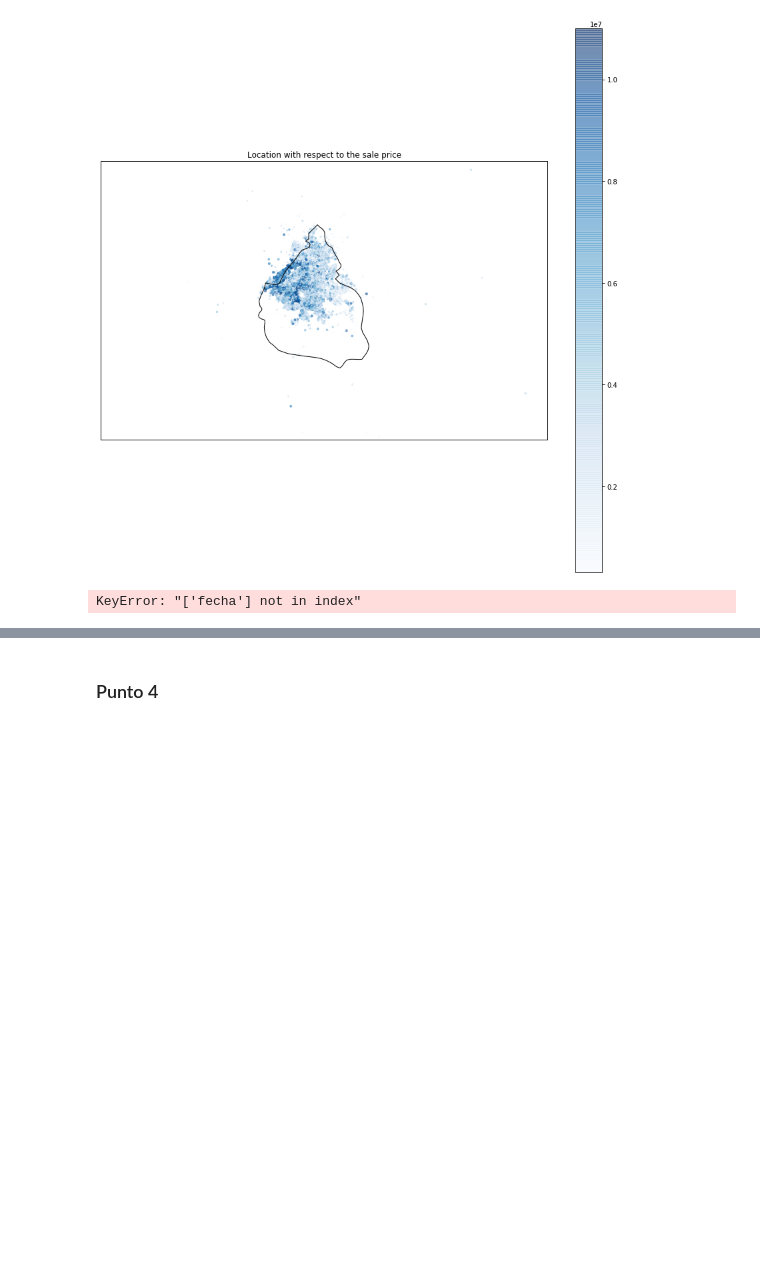
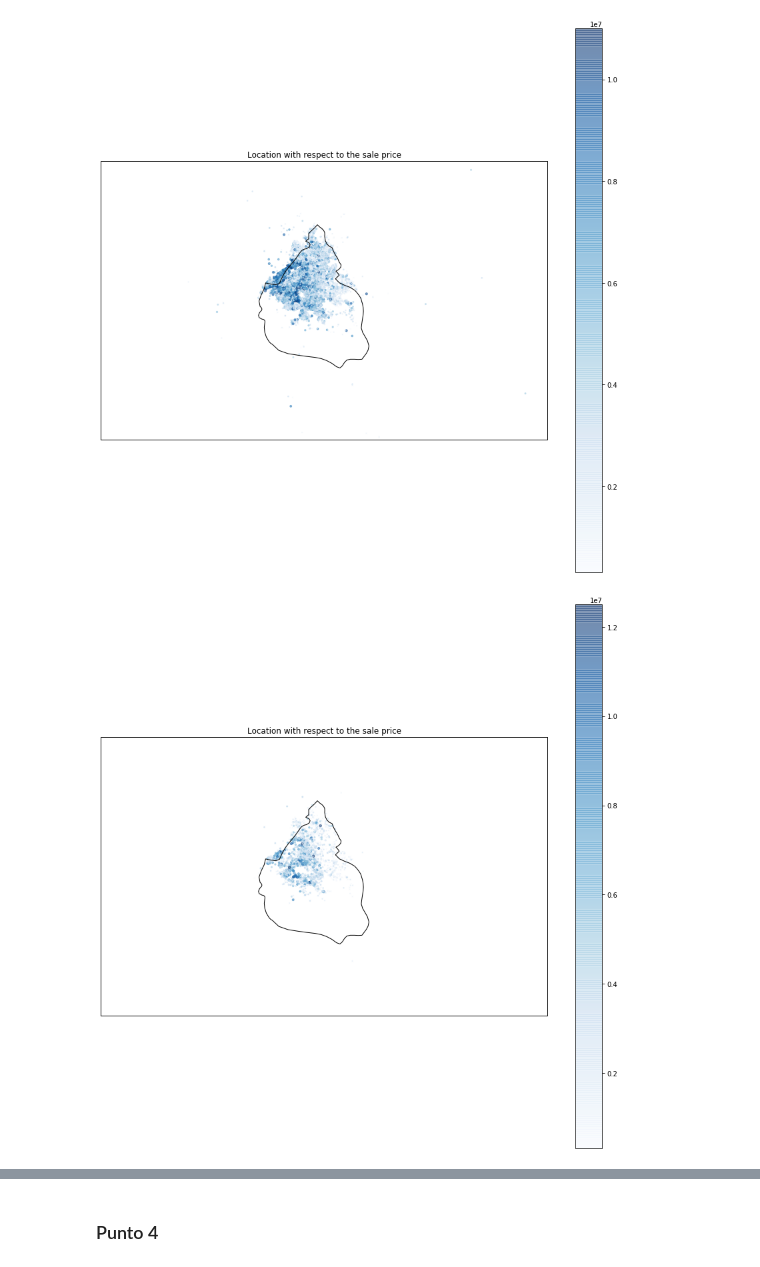
Before and after one commit to nbuzzano/7506-zonaprop, a Jupyter notebook: zonaprop-data-analysis.ipynb, the cells around one changed output, grey strips where cells are left out. Cells and saved outputs as stored; diff of their text form; code cells hidden in the pictures; blank space fills up the shorter version.

```diff
--- a/zonaprop-data-analysis.ipynb
+++ b/zonaprop-data-analysis.ipynb
@@ -690,22 +690,19 @@ graficar_mapa(df3)
 #ANALIZAR LOS DISTINTOS AÑOS PARA AVERIGUAR SI LAS ZONAS CARAS A TRAVES DE LOS AÑOS FUERON CAMBIANDO
 #
 #
-# %%
-df3 = df3[['lat','lng','precio','fecha']]
-df3.dropna(inplace= True)
-
-#filter out the outliers -> not in DF
-df3 = df3[(np.abs(stats.zscore(df3)) < 3).all(axis=1)]
-
-
-
-# VALIDO QUE TODAS LAS FECHAS DE LA FEATURE 'fecha' ESTEN ENTRE 2012 Y 2016
-
-def date_between(date1, date2, date_to_compare):
-    return date1 < date_to_compare and date_to_compare < date2
-
-#aplicacion parcial de 'date_between(date1, date2, date_to_compare)'
-partial_date_between = partial(date_between,'2012-00-00 00:00:00', '2017-00-00 00:00:00')
-apply_all(df.fecha, partial_date_between)
-# %% [output]
-KeyError: "['fecha'] not in index"
+# %%
+from datetime import datetime
+
+df3 = df.copy()
+df3 = df3.loc[df3.provincia == 'Distrito Federal']
+
+
+df3 = df3[['lat','lng','precio','fecha']]
+df3.dropna(inplace= True)
+
+df3['fecha'] = df3['fecha'].apply(func = (lambda x :(datetime.strptime(x, '%Y-%m-%d %H:%M:%S'))))
+df3['year'] = df3['fecha'].apply(func = (lambda t : int(t.year)))
+# %%
+graficar_mapa(df3.loc[df3.year == 2012])
+# %% [output]
+[figure, added]
```
Also changed, not shown: parts of 12 cells of this notebook.
